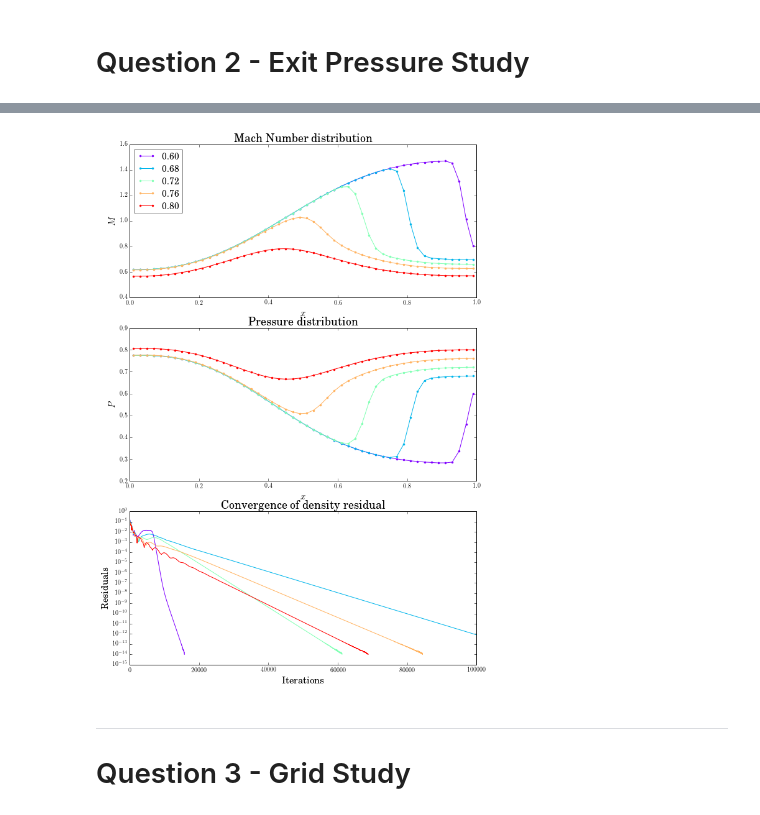
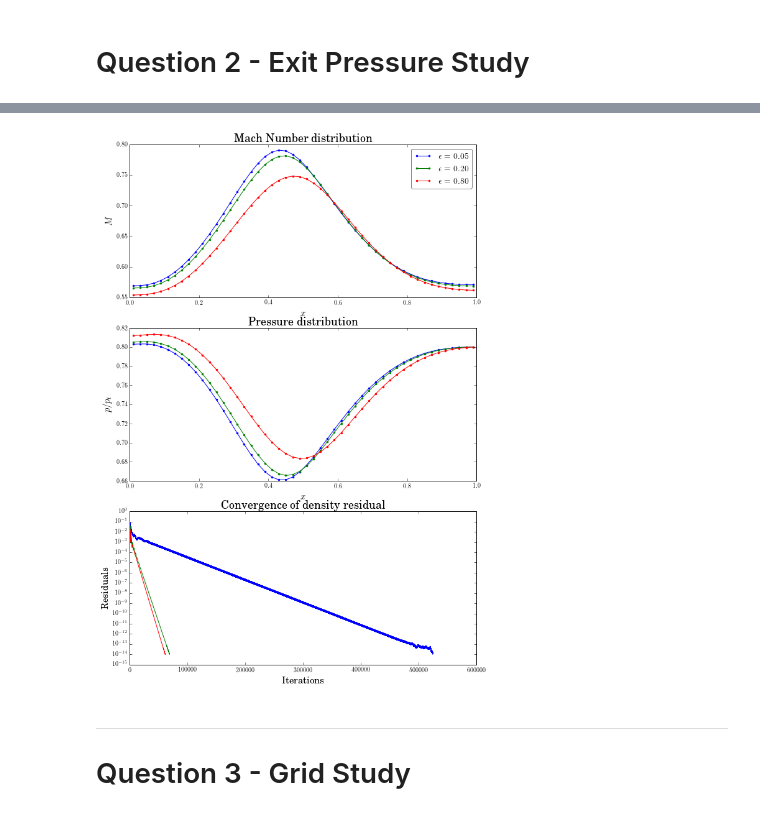
Before and after one commit to selimb/schoolstuff, a Jupyter notebook: mech539/finalproject/PostProcess.ipynb, the cells around one changed output, grey strips where cells are left out. Saved outputs shown, nothing was run; the diff lists cells and outputs as text; code cells hidden in the pictures.

```diff
--- a/mech539/finalproject/PostProcess.ipynb
+++ b/mech539/finalproject/PostProcess.ipynb
@@ -52,7 +53,7 @@ q1()
 q2_params = {
     'flx_scheme': 1,
     'timestep_scheme': 1,
-    'max_iter': 100000,
+    'max_iter': 1000000,
     'nx': 50,
     'cfl':0.1,
 }
@@ -78,25 +142,27 @@ Enter EPS: 0.05
 # %%
-def q2():
+def q2_eps2():
     for k, v in q2_params.items():
         modify_param(k, v)
-    eps = 0.2
-    pratios = [0.6, 0.68, 0.72, 0.76, 0.8]
-    colors = mk_rainbow(pratios)
-    modify_param('eps', eps)
+
+    pratio = 0.8
+    modify_param('p_exit_ratio', pratio)
+    all_eps = [0.05, 0.2, 0.8]
+    colors = mk_colors(all_eps)
     fig, (ax1, ax2, ax3) = plt.subplots(nrows=3, figsize=(10, 15))
-    for color, pratio in zip(colors, pratios):
-        modify_param('p_exit_ratio', pratio)
+    for color, eps in zip(colors, all_eps):
+        modify_param('eps', eps)
         out = run()
         state, resi, time = read_data()
-        plot_mach(state, ax1, color=color, label='%.2f' % pratio)
+        plot_mach(state, ax1, color=color, label=r'$\epsilon = %.2f$' % eps)
         plot_pressure(state, ax2, color=color)
         plot_residual(resi, ax3, color=color)
 
     ax1.legend()
+#     savefig(fig, 'q2_eps')
 
-q2()
+q2_eps2()
 # %% [output]
-[figure, old version]
+[figure, new version]
 # %% [markdown]
 ---
 # Question 3 - Grid Study
```
Also changed, not shown: parts of 17 cells of this notebook, 2 other files.
